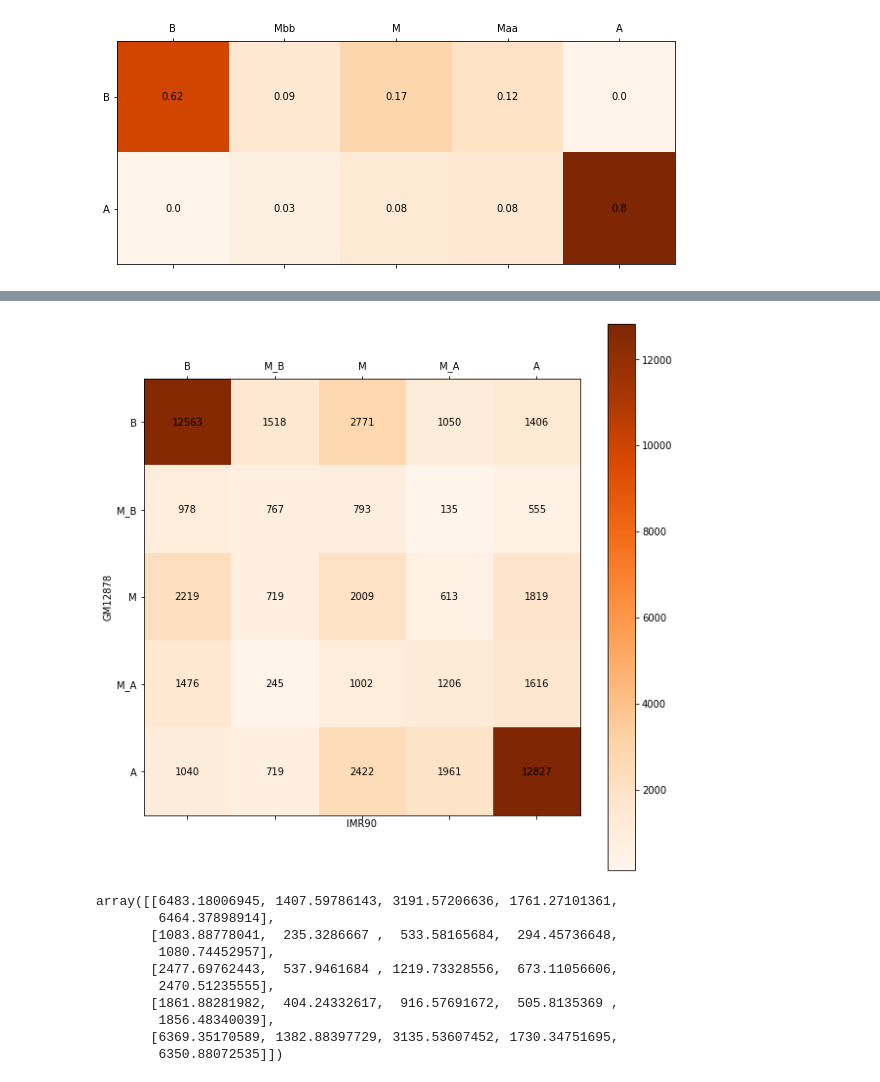
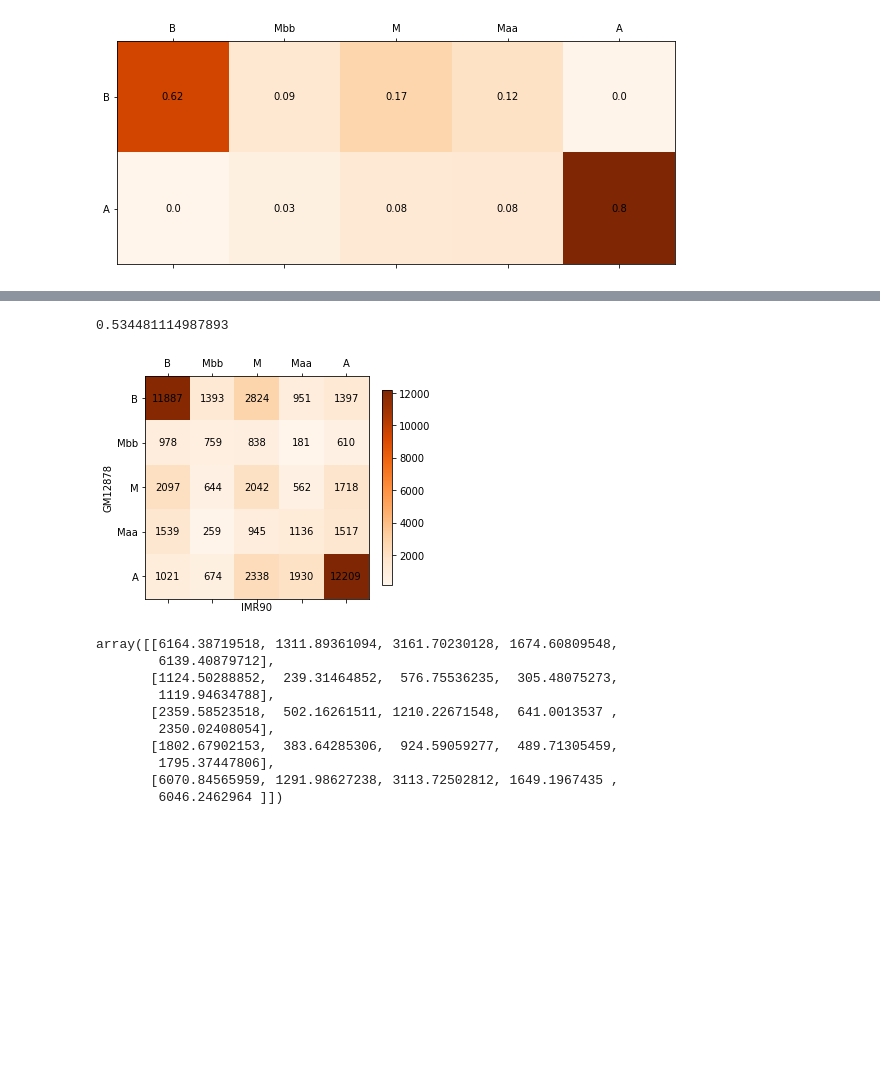
Before and after one commit to luisdiaz1997/HMM3P, a Jupyter notebook: notebooks/Figure4.ipynb, the cells around one changed output, grey strips where cells are left out. Cells and saved outputs as stored; diff of their text form; code cells hidden in the pictures; blank space fills up the shorter version.

```diff
--- a/notebooks/Figure4.ipynb
+++ b/notebooks/Figure4.ipynb
@@ -6,3 +1,24 @@ import numpy as np
+# %%
+import pandas as pd
+import matplotlib.pyplot as plt
+import bioframe
+import numpy as np
+
+
+import matplotlib
+import os
+
+
+figure_width = 5
+matplotlib.rcParams['font.size'] = 10
+saveFigs = True
+if saveFigs == True:
+    figure_path = '../figs/figure4/'
+    os.makedirs(figure_path, exist_ok=True)
+    # to save inkscape-friendly svgs
+    new_rc_params = {'text.usetex': False,
+                     "svg.fonttype": 'none'}
+    matplotlib.rcParams.update(new_rc_params)
 # %%
 gm_df = pd.read_csv('../annotations/GM12878_hg38_50kb.tsv', sep = '\t')
 im_df = pd.read_csv('../annotations/IMR90_hg38_50kb.tsv', sep = '\t')
@@ -73,7 +84,7 @@ def between_cells(hmm_track1, hmm_track2, hmm):
     return mat
 # %%
 def plot_mat(mat, states_names, cell_name1, cell_name2):
-    plt.figure(1, figsize=(10,10))
+    plt.figure(1, figsize=(5,5))
     plt.matshow(mat, cmap="Oranges", fignum=1)
 
     plt.ylabel(cell_name1)
@@ -83,7 +94,7 @@ def plot_mat(mat, states_names, cell_name1, cell_name2):
     plt.gca().set_xticks(ticks)
     plt.gca().set_yticklabels(states_names)
     plt.gca().set_xticklabels(states_names)
-    plt.colorbar()
+    plt.colorbar(shrink = .7)
     for i in range(mat.shape[0]):
             for j in range(mat.shape[1]):
                 text = plt.gca().text(j, i, int(mat[i, j]),
@@ -106,11 +117,17 @@ def plot_mat2(mat, states_names, cell_name1, cell_name2):
                 text = plt.gca().text(j, i, np.round(mat[i, j],2),
                                ha="center", va="center", color="black")
 # %%
-mat = between_cells(gm_df, im_df, "HMM5_2")
+mat = between_cells(gm_df, im_df, "HMM3P")
+# %%
+np.diag(mat).sum()/mat.sum()
+# %% [output]
+0.534481114987893
 # %%
-plot_mat(mat, ["B", "M_B", "M", "M_A", "A"], "GM12878", "IMR90")
+plot_mat(mat, ["B", "Mbb", "M", "Maa", "A"], "GM12878", "IMR90")
+if saveFigs:
+    plt.savefig(figure_path+'GM12878_IMR90'+'.svg', bbox_inches='tight')
 # %% [output]
-[figure, old version]
+[figure, new version]
 # %%
 p1 = mat.sum(axis=0, keepdims=True)
 p1 = p1/p1.sum()
@@ -119,15 +136,15 @@ p2 = p2/p2.sum()
 mat2 = np.dot(p2, p1)
 mat2*mat.sum()
 # %% [output]
-array([[6483.18006945, 1407.59786143, 3191.57206636, 1761.27101361,
-        6464.37898914],
-       [1083.88778041,  235.3286667 ,  533.58165684,  294.45736648,
-        1080.74452957],
-       [2477.69762443,  537.9461684 , 1219.73328556,  673.11056606,
-        2470.51235555],
-       [1861.88281982,  404.24332617,  916.57691672,  505.8135369 ,
-        1856.48340039],
-       [6369.35170589, 1382.88397729, 3135.53607452, 1730.34751695,
-        6350.88072535]])
+array([[6164.38719518, 1311.89361094, 3161.70230128, 1674.60809548,
+        6139.40879712],
+       [1124.50288852,  239.31464852,  576.75536235,  305.48075273,
+        1119.94634788],
+       [2359.58523518,  502.16261511, 1210.22671548,  641.0013537 ,
+        2350.02408054],
+       [1802.67902153,  383.64285306,  924.59059277,  489.71305459,
+        1795.37447806],
+       [6070.84565959, 1291.98627238, 3113.72502812, 1649.1967435 ,
+        6046.2462964 ]])
 # %%
 plot_mat2(mat/(mat2*mat.sum()), ["B", "M_B", "M", "M_A", "A"], "GM12878", "IMR90")
```
Also changed, not shown: parts of 4 cells of this notebook, 5 other files.
